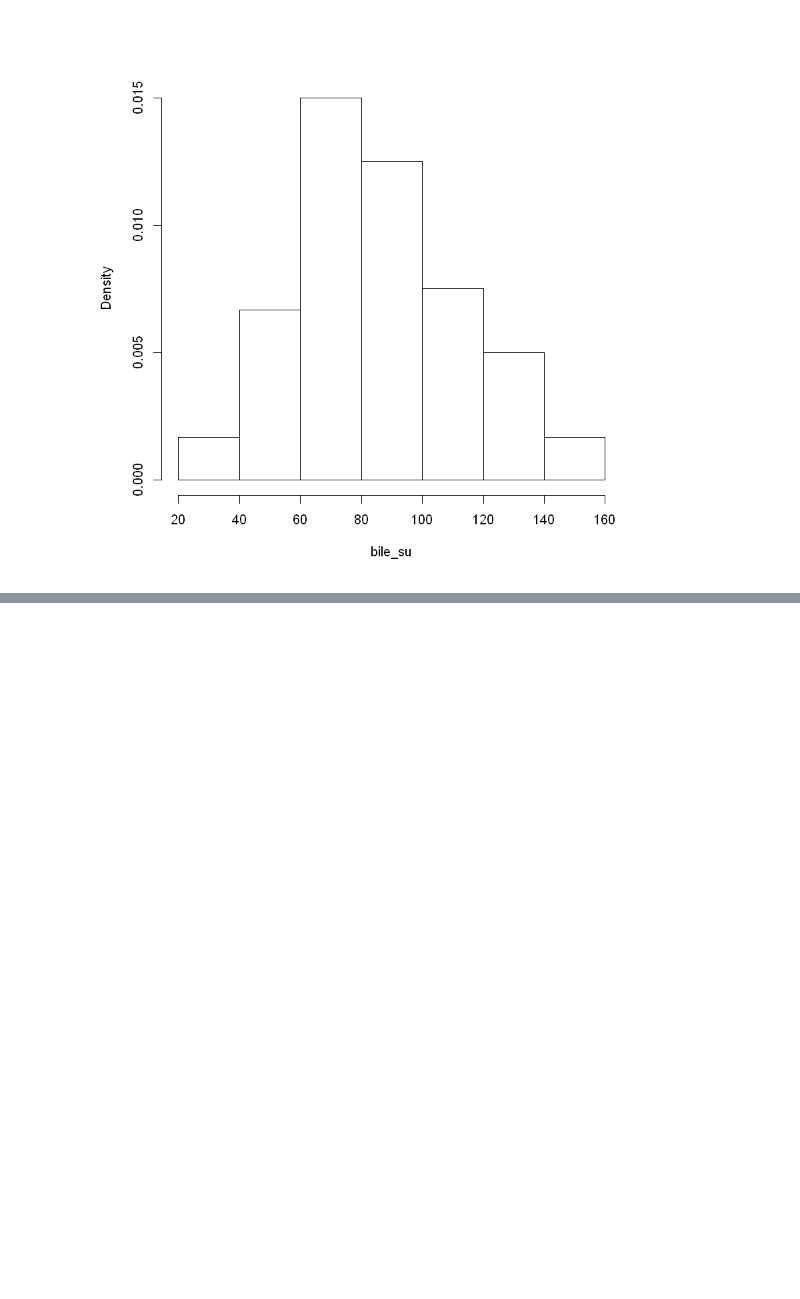
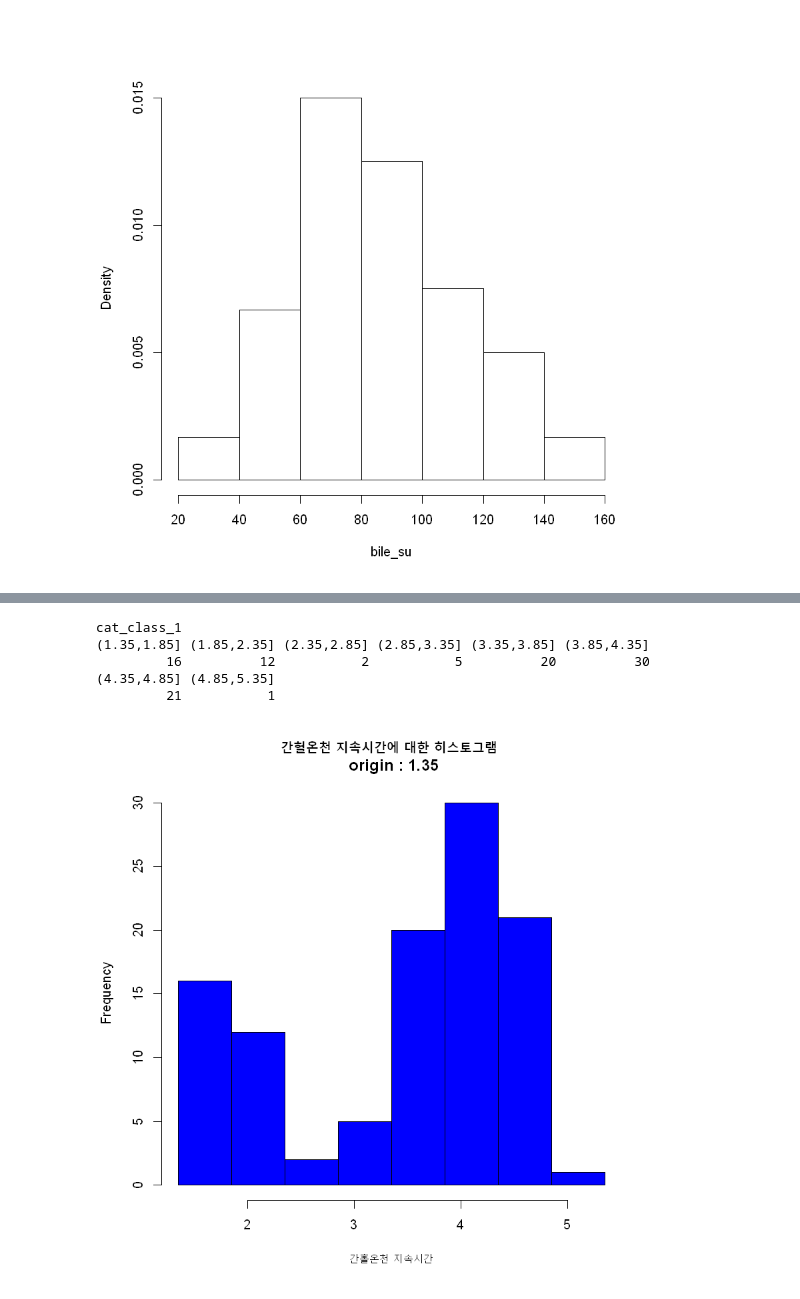
Before and after one commit to todagi/Visualization, a Jupyter notebook: R/book_'Data_Visualization'/Histogram.ipynb, the cells around one changed output, grey strips where cells are left out. Saved outputs shown, nothing was run; the diff lists cells and outputs as text; code cells hidden in the pictures; blank space fills up the shorter version.

```diff
--- a/R/book_'Data_Visualization'/Histogram.ipynb
+++ b/R/book_'Data_Visualization'/Histogram.ipynb
@@ -63,0 +79,13 @@ hist(bile_su, freq = F, main = NULL)
+# %%
+eruption <- c(4.37, 3.87, 4.00, 4.03, 3.50, 4.08, 2.25, 4.70, 1.73, 4.93,
+              1.73, 4.62, 3.43, 4.25, 1.68, 3.92, 3.68, 3.10, 4.03, 1.77,
+              4.08, 1.75, 3.20, 1.85, 4.62, 1.97, 4.50, 3.92, 4.35, 2.33,
+              3.83, 1.88, 4.60, 1.80, 4.73, 1.77, 4.57, 1.85, 3.52, 4.00,
+              3.70, 3.72, 4.25, 3.58, 3.80, 3.77, 3.75, 2.50, 4.50, 4.10,
+              3.70, 3.80, 3.43, 4.00, 2.27, 4.40, 4.05, 4.25, 3.33, 2.00,
+              4.33, 2.93, 4.58, 1.90, 3.58, 3.73, 3.73, 1.82, 4.63, 3.50,
+              4.00, 3.67, 1.67, 4.60, 1.67, 4.00, 1.80, 4.42, 1.90, 4.63,
+              2.93, 3.50, 1.97, 4.28, 1.83, 4.13, 1.83, 4.65, 4.20, 3.93,
+              4.33, 1.83, 4.53, 2.03, 4.18, 4.43, 4.07, 4.13, 3.95, 4.10,
+              2.72, 4.58, 1.90, 4.50, 1.95, 4.83, 4.12)
+eruption
@@ -63,0 +129,3 @@ hist(bile_su, freq = F, main = NULL)
+# %%
+class_1 <- seq(1.35, 5.35, by = 0.5)
+class_1
@@ -63,0 +164,13 @@ hist(bile_su, freq = F, main = NULL)
+# %%
+ca_ta <- table(cat_class_1)
+ca_ta
+# %% [output]
+cat_class_1
+(1.35,1.85] (1.85,2.35] (2.35,2.85] (2.85,3.35] (3.35,3.85] (3.85,4.35]
+         16          12           2           5          20          30
+(4.35,4.85] (4.85,5.35]
+         21           1
+# %%
+hist(eruption, breaks = class_1, main = "간헐온천 지속시간에 대한 히스토그램 \n origin : 1.35", xlab = "간홀온천 지속시간", col = 'blue')
+# %% [output]
+[figure, added]
```
Also changed, not shown: parts of 17 cells of this notebook.
